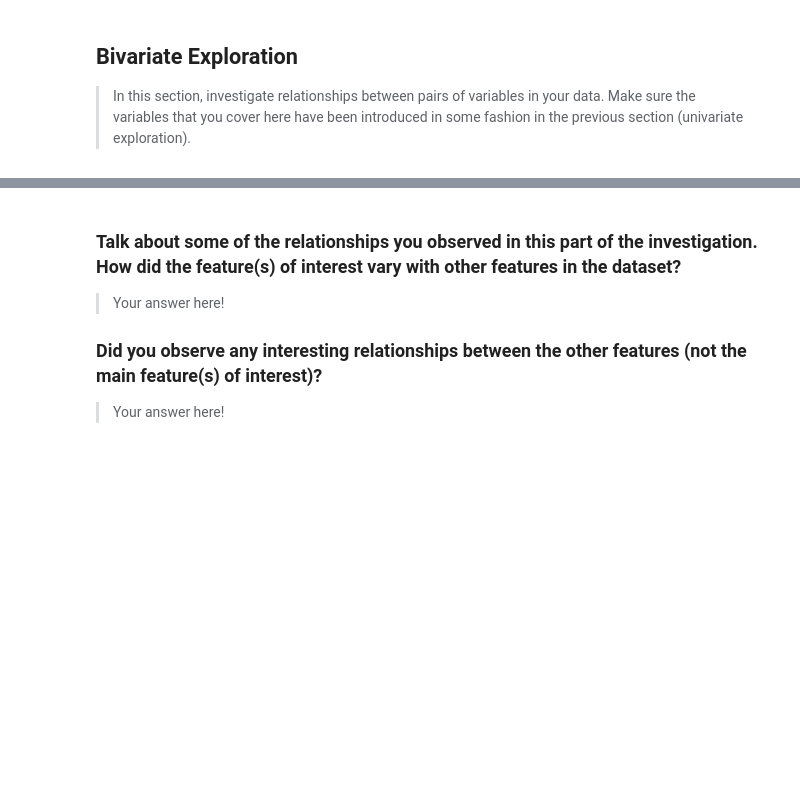
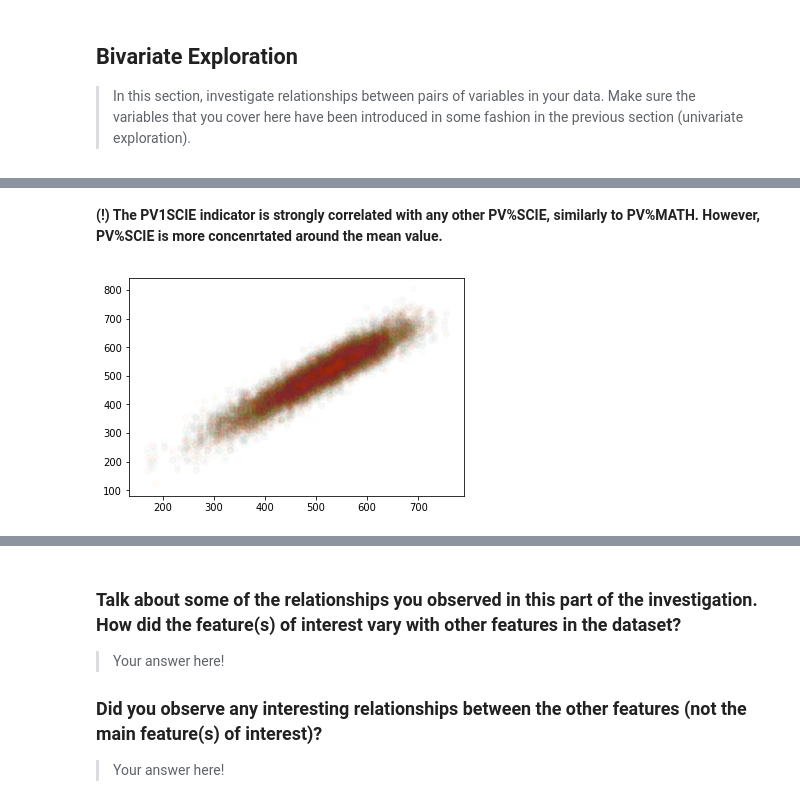
Before and after one commit to viktor-begun/Data_Analyst_Data_Visualization, a Jupyter notebook: Udacity_Project_6_Data_Visualization_Begun.ipynb, the cells around one changed output, grey strips where cells are left out. Cells and saved outputs as stored; diff of their text form; code cells hidden in the pictures; blank space fills up the shorter version.

```diff
--- a/Udacity_Project_6_Data_Visualization_Begun.ipynb
+++ b/Udacity_Project_6_Data_Visualization_Begun.ipynb
@@ -132,0 +401,9 @@ fashion in the previous section (univariate exploration).
+# %% [markdown]
+**(!) The PV1SCIE indicator is strongly correlated with any other PV%SCIE, similarly to PV%MATH. However, PV%SCIE is more concenrtated around the mean value.**
+# %%
+plt.scatter(data = pisa_2012_Germany_df, x = 'PV1READ', y = 'PV2READ', alpha = 1/50);
+plt.scatter(data = pisa_2012_Germany_df, x = 'PV1READ', y = 'PV3READ', alpha = 1/50);
+plt.scatter(data = pisa_2012_Germany_df, x = 'PV1READ', y = 'PV4READ', alpha = 1/50);
+plt.scatter(data = pisa_2012_Germany_df, x = 'PV1READ', y = 'PV5READ', alpha = 1/50);
+# %% [output]
+[figure, added]
```
Also changed, not shown: parts of 35 cells of this notebook.
